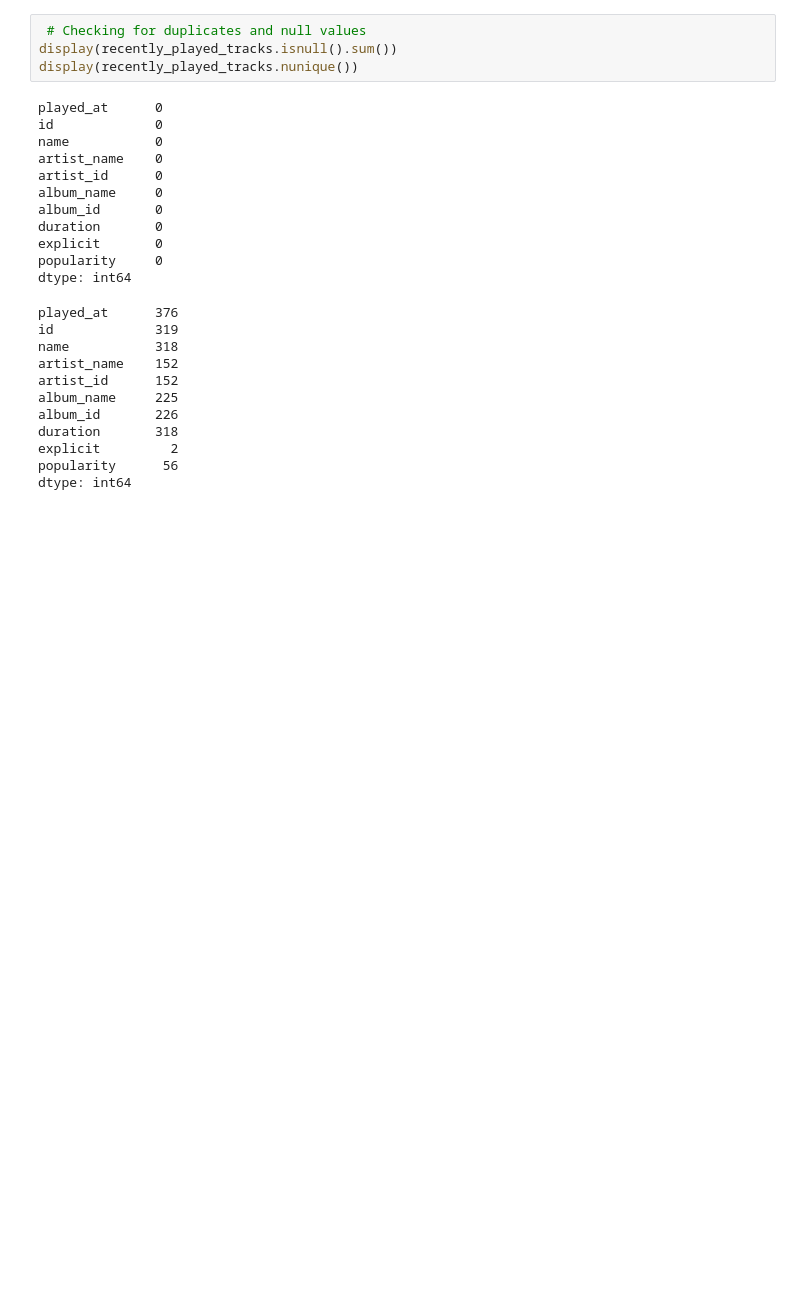
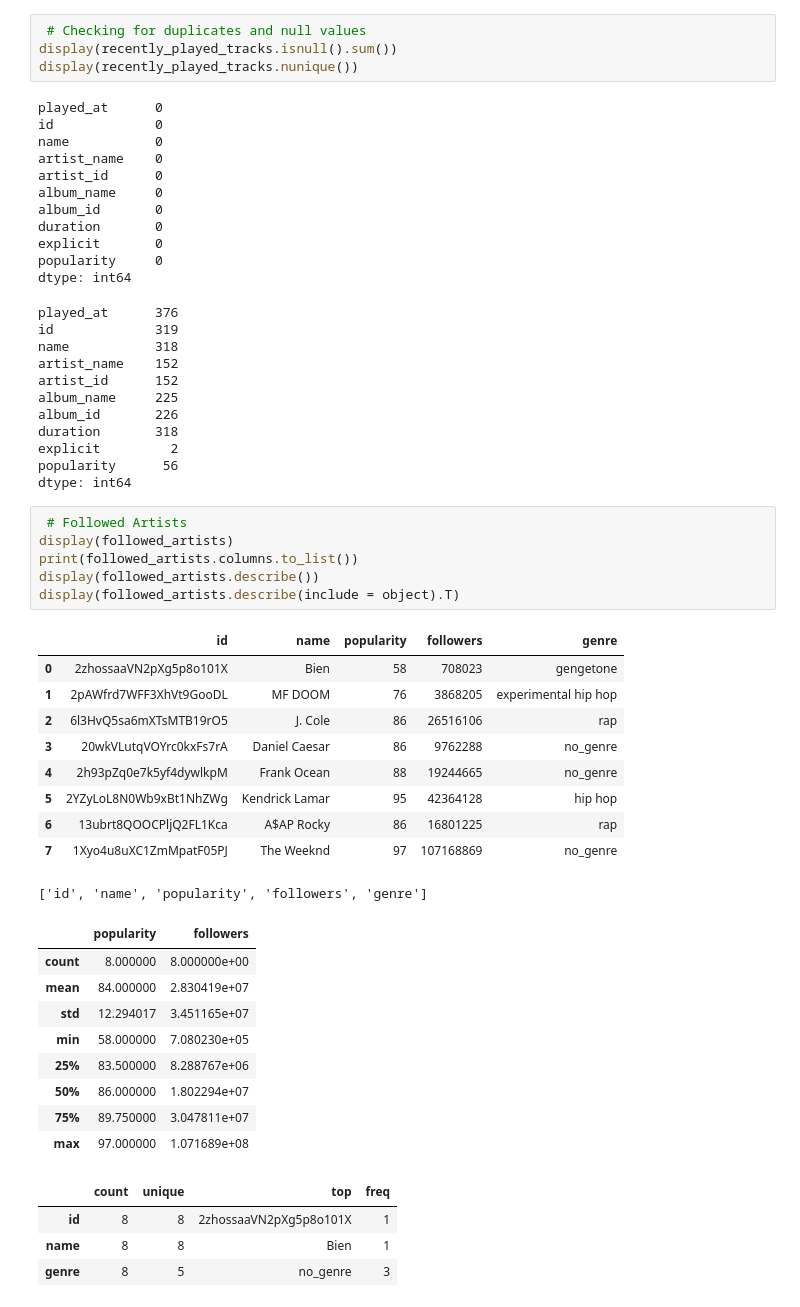
Before and after one commit to George-Njuguna/Spotify-ETL-Pipeline, a Jupyter notebook: Analysis/EDA.ipynb, the cells around one changed output. Drawn from its saved outputs; the diff is of its cells as text; blank space fills up the shorter version.

```diff
--- a/Analysis/EDA.ipynb
+++ b/Analysis/EDA.ipynb
@@ -344,3 +344,33 @@ duration       318
 explicit         2
 popularity      56
 dtype: int64
+# %%
+ # Followed Artists
+display(followed_artists)
+print(followed_artists.columns.to_list())
+display(followed_artists.describe())
+display(followed_artists.describe(include = object).T)
+# %% [output]
+|  | id | name | popularity | followers | genre |
+| 0 | 2zhossaaVN2pXg5p8o101X | Bien | 58 | 708023 | gengetone |
+| 1 | 2pAWfrd7WFF3XhVt9GooDL | MF DOOM | 76 | 3868205 | experimental hip hop |
+| 2 | 6l3HvQ5sa6mXTsMTB19rO5 | J. Cole | 86 | 26516106 | rap |
+| 3 | 20wkVLutqVOYrc0kxFs7rA | Daniel Caesar | 86 | 9762288 | no_genre |
+| 4 | 2h93pZq0e7k5yf4dywlkpM | Frank Ocean | 88 | 19244665 | no_genre |
+| 5 | 2YZyLoL8N0Wb9xBt1NhZWg | Kendrick Lamar | 95 | 42364128 | hip hop |
+| 6 | 13ubrt8QOOCPljQ2FL1Kca | A$AP Rocky | 86 | 16801225 | rap |
+| 7 | 1Xyo4u8uXC1ZmMpatF05PJ | The Weeknd | 97 | 107168869 | no_genre |
+['id', 'name', 'popularity', 'followers', 'genre']
+|  | popularity | followers |
+| count | 8.000000 | 8.000000e+00 |
+| mean | 84.000000 | 2.830419e+07 |
+| std | 12.294017 | 3.451165e+07 |
+| min | 58.000000 | 7.080230e+05 |
+| 25% | 83.500000 | 8.288767e+06 |
+| 50% | 86.000000 | 1.802294e+07 |
+| 75% | 89.750000 | 3.047811e+07 |
+| max | 97.000000 | 1.071689e+08 |
+|  | count | unique | top | freq |
+| id | 8 | 8 | 2zhossaaVN2pXg5p8o101X | 1 |
+| name | 8 | 8 | Bien | 1 |
+| genre | 8 | 5 | no_genre | 3 |
```
Also changed, not shown: parts of 3 cells of this notebook.
